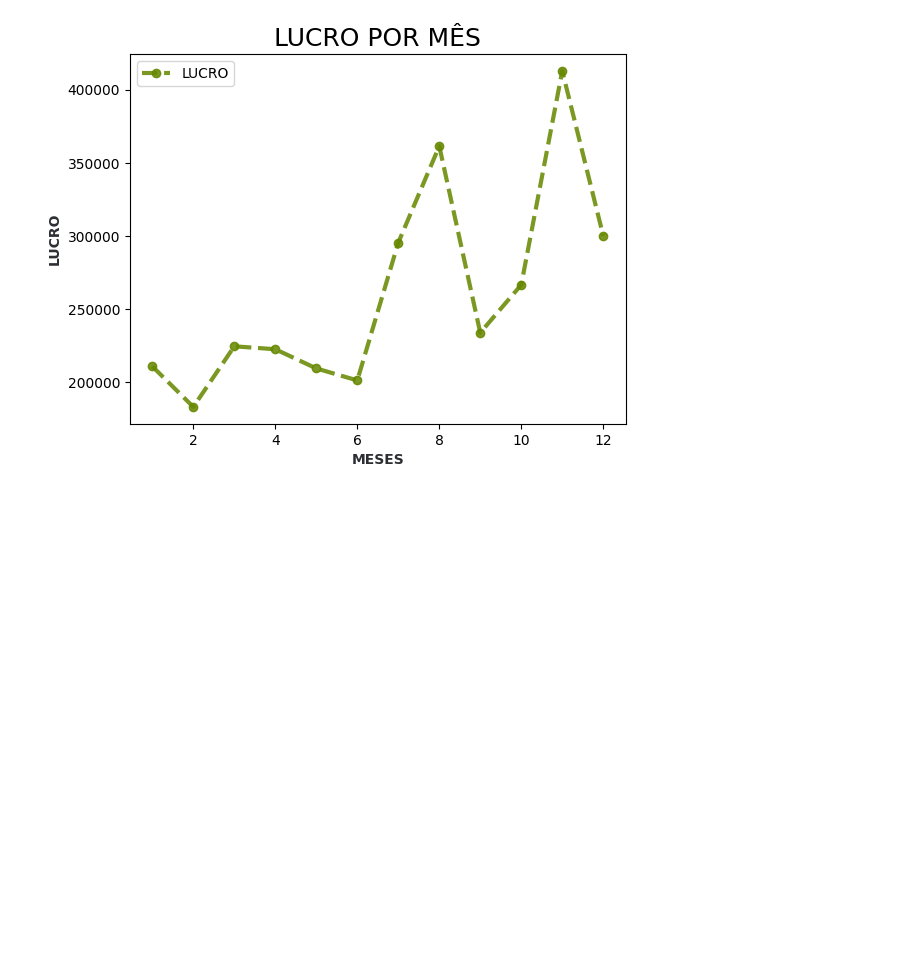
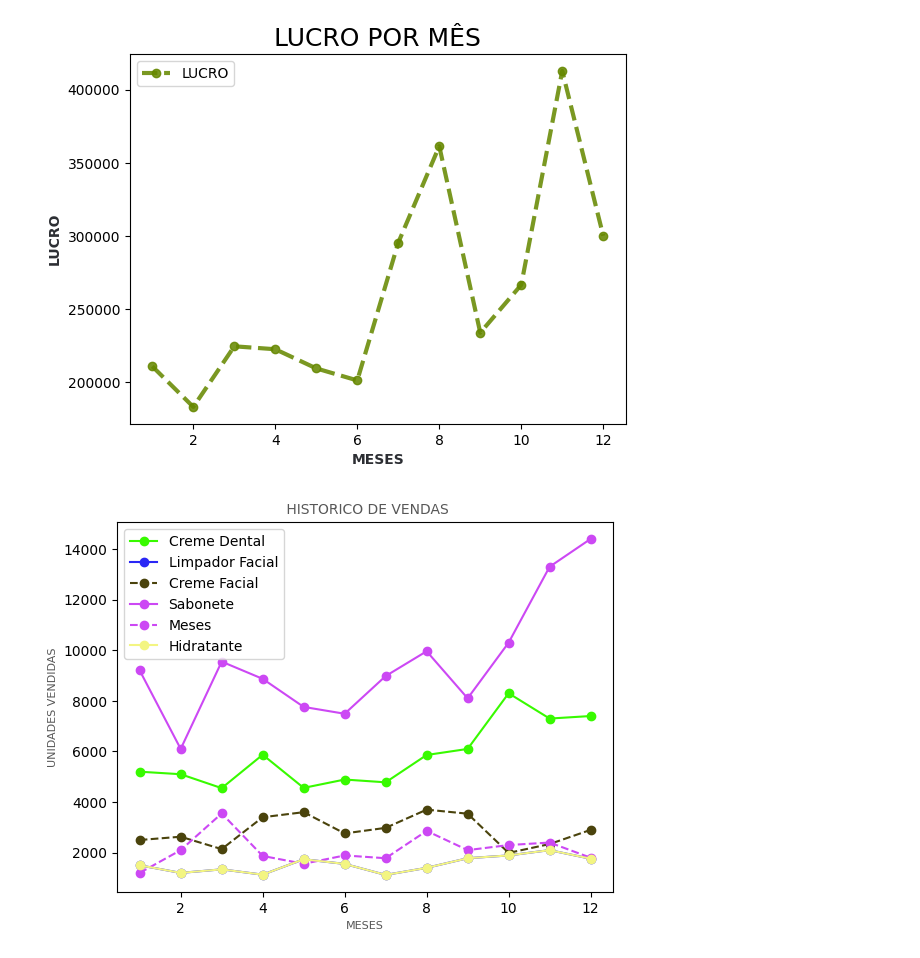
Before and after one commit to Adriano10Lacerda/fundamentos-big-data-SENAI-python, a Jupyter notebook: Exercicio 9 -1.ipynb, the cells around one changed output. Cells and saved outputs as stored; diff of their text form; code cells hidden in the pictures; blank space fills up the shorter version.

```diff
--- a/Exercicio 9 -1.ipynb
+++ b/Exercicio 9 -1.ipynb
@@ -62,3 +62,74 @@ plt.legend()
 plt.savefig('../arquivos/graficos-imagens/grafico1.png')
 # %% [output]
 [figure]
+# %%
+#  CONVERTER COLUNAS EM LISTAS
+
+listaNames = dados['month_number'].to_list() # EIXO
+
+listaCremeDental = dados['toothpaste'].to_list()
+
+listaLimpadorFacial = dados['facewash'].to_list()
+
+listaCremeFacial = dados['facecream'].to_list()
+
+listaSabonete = dados['bathingsoap'].to_list()
+
+listaShampoo = dados['shampoo'].to_list()
+
+listaHidrante = dados['moisturizer'].to_list()
+
+# PLOTAR OS DADOS NO GRAFICO
+
+plt.plot(
+         listaMeses,
+         listaCremeDental,
+         label = 'Creme Dental',
+         marker = 'o',
+         color = '#38FA00'
+         )
+plt.plot(listaMeses,
+         listaLimpadorFacial,
+         label = 'Limpador Facial',
+         marker = 'o',
+         color = '#2A27F5'
+         )
+plt.plot(listaMeses,
+         listaCremeFacial,
+         label = 'Creme Facial',
+         marker = 'o',
+         color = '#4A430C',
+         ls = '--'
+         )
+plt.plot(listaMeses,
+         listaSabonete,
+         label = 'Sabonete',
+         marker = 'o',
+         color = '#CC48F4'
+         )
+plt.plot(listaMeses,
+         listaShampoo,
+         label = 'Meses',
+         marker = 'o',
+         color = '#CC48F4',
+         ls = '--')
+plt.plot(listaMeses,
+         listaHidrante,
+         label = 'Hidratante',
+         marker = 'o',
+         color = '#F3F582'
+         )
+
+# ADCIONAR TÍTULOS
+
+plt.title(' HISTORICO DE VENDAS', fontsize = 10, color = '#575757')
+plt.xlabel('MESES', fontsize = 8, color = '#575757')
+plt.ylabel('UNIDADES VENDIDAS', fontsize = 8, color = '#575757')
+
+plt.legend()
+
+# SALVAR O GRÁFICO COMO IMAGEM
+
+plt.savefig('../arquivos/graficos-imagens/exercicio03.png')
+# %% [output]
+[figure, added]
```
Also changed, not shown: parts of 2 cells of this notebook.
